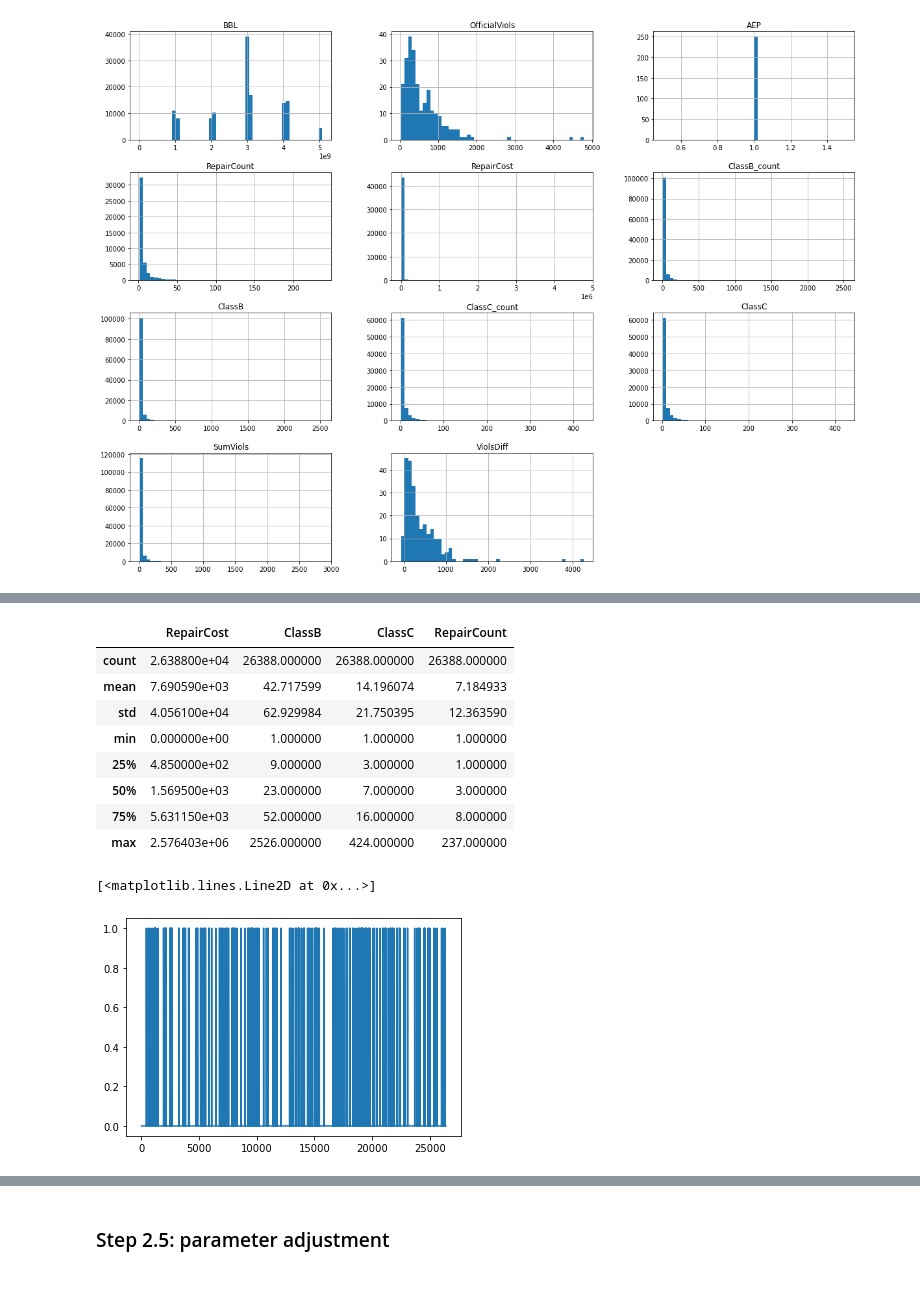
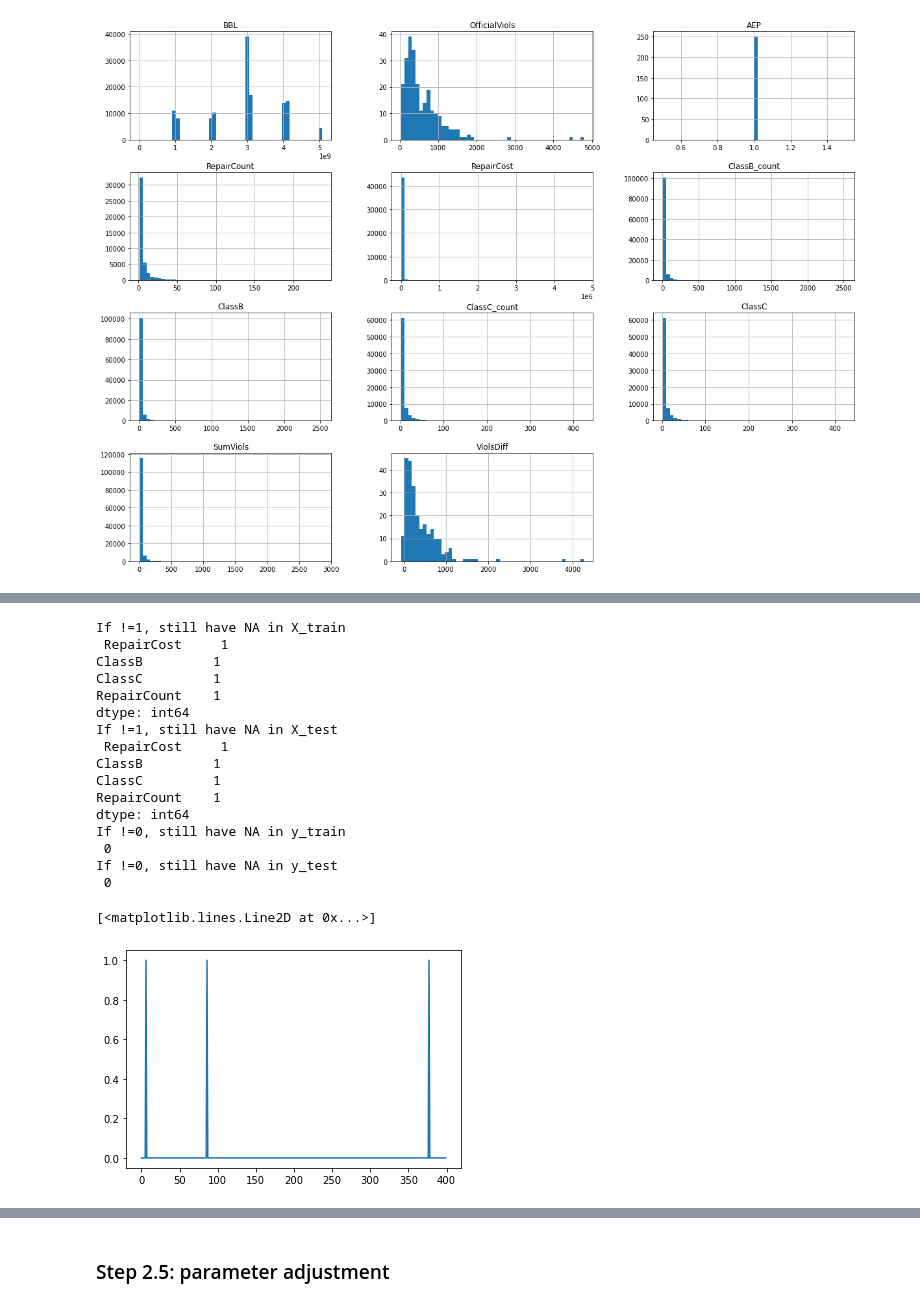
Before and after one commit to amagnasco/HBURS, a Jupyter notebook: hburs_2.ipynb, the cells around one changed output, grey strips where cells are left out. Cells and saved outputs as stored; diff of their text form; code cells hidden in the pictures.

```diff
--- a/hburs_2.ipynb
+++ b/hburs_2.ipynb
@@ -64,16 +72,18 @@ memory usage: 10.6 MB
 # %%
 # Step 2.1 - cleaning & split into training/testing
 
-print('Count before dropping NAs: ',bg.count())
+print('Count before dropping NAs: \n',bg.count())
 # drop any row that contains any NA value in the parameter columns
-bg_n = bg.dropna(axis=0,how='any', subset=['RepairCost','ClassB','ClassC','RepairCount'])
-print('\n\nCount after dropping NAs: ',bg_n.count())
+bg_dn = bg.dropna(axis=0,how='any', subset=['RepairCost','ClassB','ClassC','RepairCount'])
+print('\n\nCount after dropping NAs: \n',bg_dn.count())
+# filling remaining NA values with 0
+bg_n = bg_dn.fillna(axis=0,value=0)
 print(bg_n.head(2000))
 
 # Step 2.2: prepare data, split into features and target
 data = bg_n[['RepairCost','ClassB','ClassC','RepairCount']] # selecting features
-target = pd.get_dummies(bg_n['AEP']) # converting AEP column to dummies
-#target = target_d.reshape(-1,1) # flattening the dummies
-print('Data values:\n',data.head())
-print('Target values:\n',target[:5])
+target = bg_n['AEP'].astype('int8') # this was already established as a dummy
+
+# testing with a smaller sample size
+data_small, target_small = resample(data, target, n_samples=500, stratify=target, random_state=4)
 # %% [output]
@@ -97,39 +139,54 @@ dtype: int64
 # %%
 # stratified shuffle split
 split = StratifiedShuffleSplit(
-    n_splits=1,
+    n_splits=5,
     test_size=0.2, # 20% testing and 80% training
-    random_state=4 # RNGs always spit out "4" anyway so might as well
+    random_state=4 # RNGs always spit out "4" for me anyway so might as well
 )
 
 # using iloc to match the RNG index to the BBL index
-for train_index, test_index in split.split(data, target):
-    X_train = data.iloc[train_index]
-    X_test = data.iloc[test_index]
-    y_train_d = target.iloc[train_index]
-    y_test_d = target.iloc[test_index]
+for train_index, test_index in split.split(data_small, target_small):
+    X_train = data_small.iloc[train_index]
+    X_test = data_small.iloc[test_index]
+    y_train_d = target_small.iloc[train_index]
+    y_test_d = target_small.iloc[test_index]
 
 # converting target sets into 1D arrays
 y_train = y_train_d.values.ravel()
 y_test = y_test_d.values.ravel()
 
 X_train.describe()
+
+# checking for NA values
+print('If !=1, still have NA in X_train \n',pd.isna(X_train).nunique())
+print('If !=1, still have NA in X_test \n',pd.isna(X_test).nunique())
+print('If !=0, still have NA in y_train \n',np.count_nonzero(np.isnan(y_train)))
+print('If !=0, still have NA in y_test \n',np.count_nonzero(np.isnan(y_test)))
 # %% [output]
-|  | RepairCost | ClassB | ClassC | RepairCount |
-| count | 2.638800e+04 | 26388.000000 | 26388.000000 | 26388.000000 |
-| mean | 7.690590e+03 | 42.717599 | 14.196074 | 7.184933 |
-| std | 4.056100e+04 | 62.929984 | 21.750395 | 12.363590 |
-| min | 0.000000e+00 | 1.000000 | 1.000000 | 1.000000 |
-| 25% | 4.850000e+02 | 9.000000 | 3.000000 | 1.000000 |
-| 50% | 1.569500e+03 | 23.000000 | 7.000000 | 3.000000 |
-| 75% | 5.631150e+03 | 52.000000 | 16.000000 | 8.000000 |
-| max | 2.576403e+06 | 2526.000000 | 424.000000 | 237.000000 |
+If !=1, still have NA in X_train
+ RepairCost     1
+ClassB         1
+ClassC         1
+RepairCount    1
+dtype: int64
+If !=1, still have NA in X_test
+ RepairCost     1
+ClassB         1
+ClassC         1
+RepairCount    1
+dtype: int64
+If !=0, still have NA in y_train
+ 0
+If !=0, still have NA in y_test
+ 0
 # %%
 # Step 2.3: examine the target attribute
 # Examine and plot the distribution of the target attribute in your training set (e.g., is it Gaussian, uniform, logarithmic). This will help you interpret the performance of different algorithms on your data.
 
-plt.plot(y_train)
+plt.plot(y_train,
+         #figsize=(12,8)
+        )
 # %% [output]
 [<matplotlib.lines.Line2D at 0x...>]
-[figure, old version]
+[figure, new version]
 # %%
```
Also changed, not shown: parts of 19 cells of this notebook.
